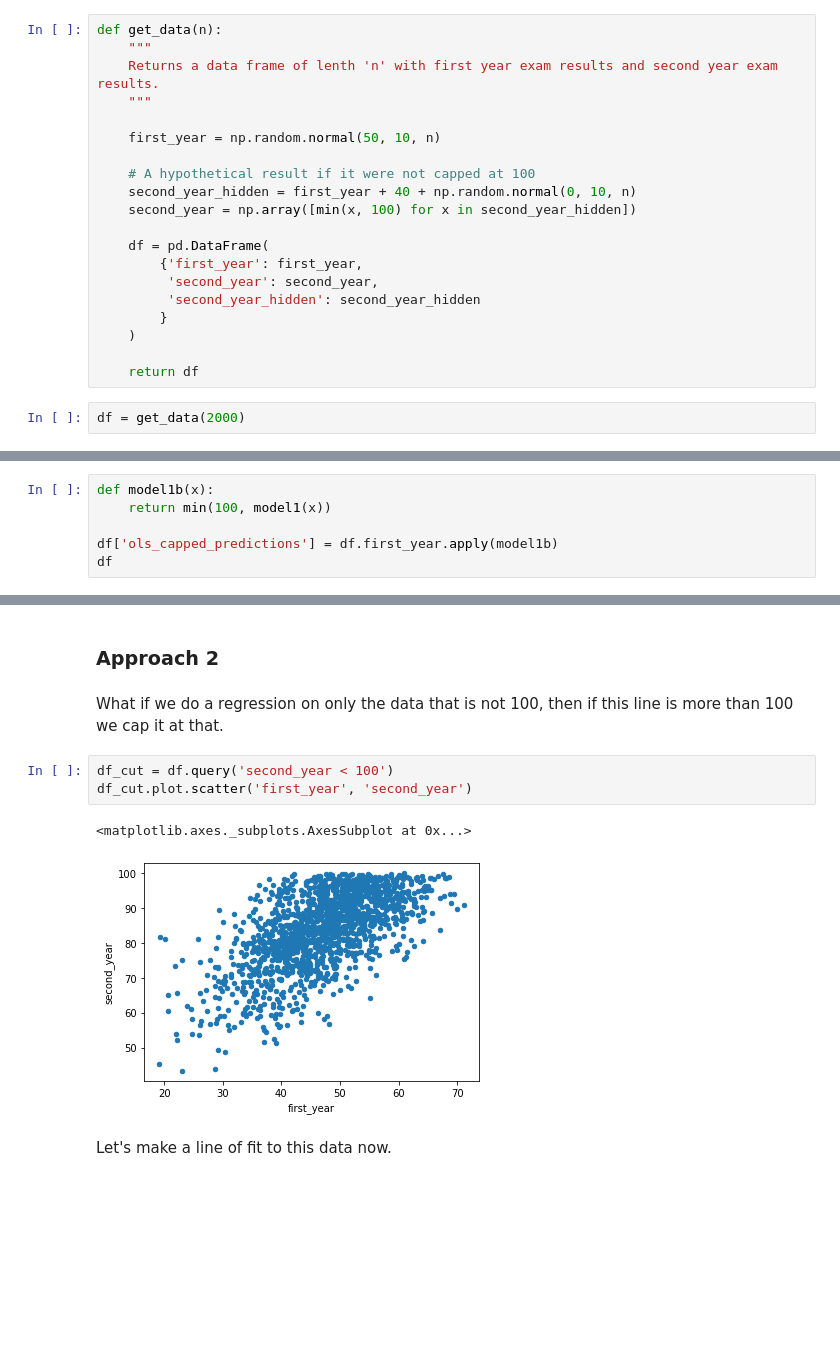
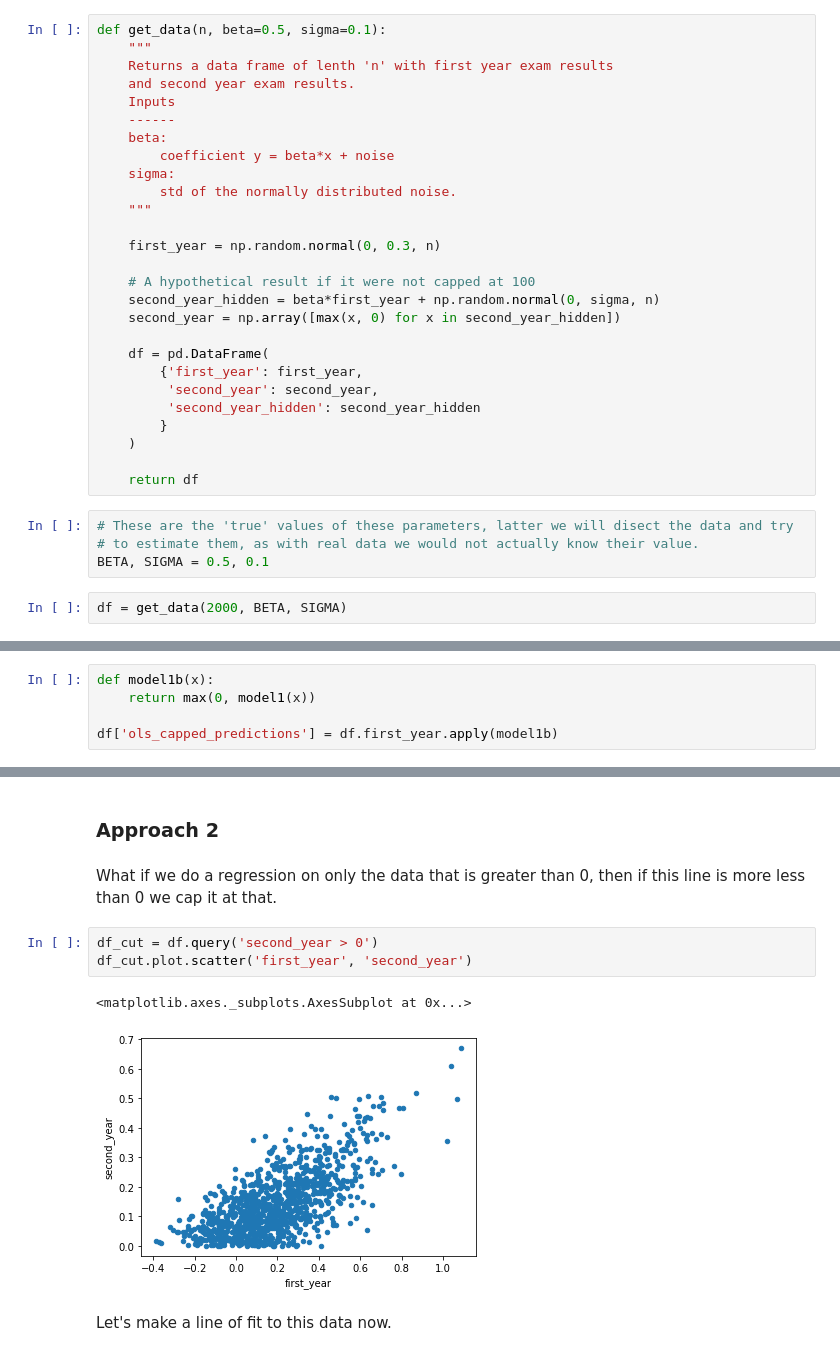
Before and after one commit to simontudge/ds-method-notebooks, a Jupyter notebook: notebooks/tobit.ipynb, the cells around one changed output, grey strips where cells are left out. Cells and saved outputs as stored; diff of their text form; blank space fills up the shorter version.

Commit message:
working version of the tobit regression

```diff
--- a/notebooks/tobit.ipynb
+++ b/notebooks/tobit.ipynb
@@ -15,16 +15,23 @@ import matplotlib.pyplot as plt
 # %% [markdown]
 Make some fake data. I'll hard code some parameters for now, we can add them as arguements later if we need to.
 # %%
-def get_data(n):
+def get_data(n, beta=0.5, sigma=0.1):
     """
-    Returns a data frame of lenth 'n' with first year exam results and second year exam results.
+    Returns a data frame of lenth 'n' with first year exam results
+    and second year exam results.
+    Inputs
+    ------
+    beta:
+        coefficient y = beta*x + noise
+    sigma:
+        std of the normally distributed noise.
     """
 
-    first_year = np.random.normal(50, 10, n)
+    first_year = np.random.normal(0, 0.3, n)
 
     # A hypothetical result if it were not capped at 100
-    second_year_hidden = first_year + 40 + np.random.normal(0, 10, n)
-    second_year = np.array([min(x, 100) for x in second_year_hidden])
+    second_year_hidden = beta*first_year + np.random.normal(0, sigma, n)
+    second_year = np.array([max(x, 0) for x in second_year_hidden])
 
     df = pd.DataFrame(
         {'first_year': first_year,
@@ -34,8 +41,12 @@ def get_data(n):
     )
 
     return df
+# %%
+# These are the 'true' values of these parameters, latter we will disect the data and try
+# to estimate them, as with real data we would not actually know their value.
+BETA, SIGMA = 0.5, 0.1
 # %%
-df = get_data(2000)
+df = get_data(2000, BETA, SIGMA)
 # %%
 df.plot.scatter(x='first_year', y='second_year', figsize=(16, 9), alpha=0.8)
 # %% [output]
@@ -122,6 +133,5 @@ As an asside, what happens if we cut this line of best fit at 100, does that do
 # %%
 def model1b(x):
-    return min(100, model1(x))
+    return max(0, model1(x))
 
 df['ols_capped_predictions'] = df.first_year.apply(model1b)
-df
@@ -146,13 +144,13 @@ df
 # %% [markdown]
 ### Approach 2
 # %% [markdown]
-What if we do a regression on only the data that is not 100, then if this line is more than 100 we cap it at that.
+What if we do a regression on only the data that is greater than 0, then if this line is more less than 0 we cap it at that.
 # %%
-df_cut = df.query('second_year < 100')
+df_cut = df.query('second_year > 0')
 df_cut.plot.scatter('first_year', 'second_year')
 # %% [output]
 <matplotlib.axes._subplots.AxesSubplot at 0x...>
-[figure, old version]
+[figure, new version]
 # %% [markdown]
 Let's make a line of fit to this data now.
 # %%
```
Also changed, not shown: parts of 94 cells of this notebook.
